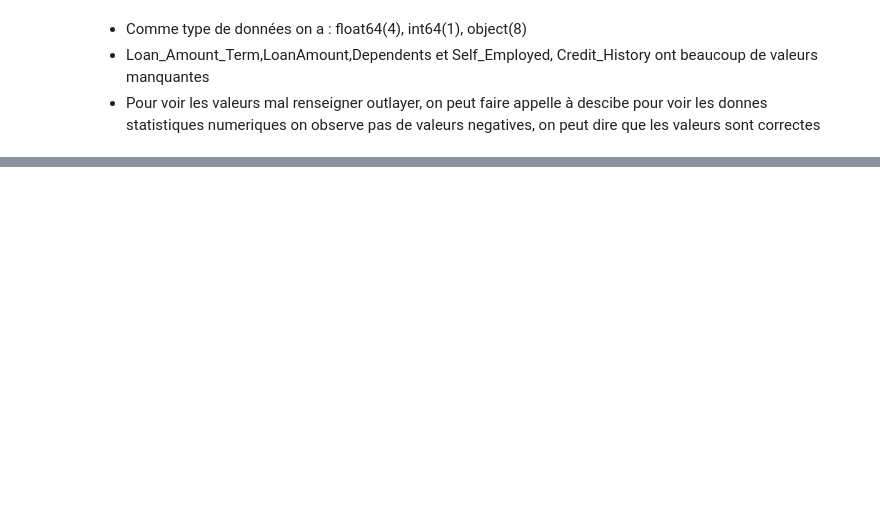
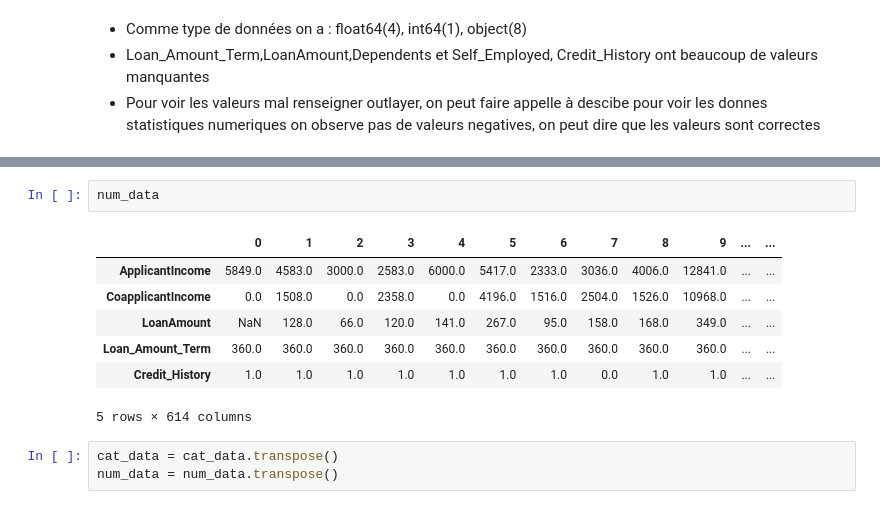
Before and after one commit to BalakissaFANE/Projet_data_scientist, a Jupyter notebook: Credit_model.ipynb, the cells around one changed output, grey strips where cells are left out. Saved outputs shown, nothing was run; the diff lists cells and outputs as text; blank space fills up the shorter version.

```diff
--- a/Credit_model.ipynb
+++ b/Credit_model.ipynb
@@ -161,0 +257,13 @@ df.describe()
+# %%
+num_data
+# %% [output]
+|  | 0 | 1 | 2 | 3 | 4 | 5 | 6 | 7 | 8 | 9 | ... | ... |
+| ApplicantIncome | 5849.0 | 4583.0 | 3000.0 | 2583.0 | 6000.0 | 5417.0 | 2333.0 | 3036.0 | 4006.0 | 12841.0 | ... | ... |
+| CoapplicantIncome | 0.0 | 1508.0 | 0.0 | 2358.0 | 0.0 | 4196.0 | 1516.0 | 2504.0 | 1526.0 | 10968.0 | ... | ... |
+| LoanAmount | NaN | 128.0 | 66.0 | 120.0 | 141.0 | 267.0 | 95.0 | 158.0 | 168.0 | 349.0 | ... | ... |
+| Loan_Amount_Term | 360.0 | 360.0 | 360.0 | 360.0 | 360.0 | 360.0 | 360.0 | 360.0 | 360.0 | 360.0 | ... | ... |
+| Credit_History | 1.0 | 1.0 | 1.0 | 1.0 | 1.0 | 1.0 | 1.0 | 0.0 | 1.0 | 1.0 | ... | ... |
+5 rows × 614 columns
+# %%
+cat_data = cat_data.transpose()
+num_data = num_data.transpose()
```
Also changed, not shown: parts of 16 cells of this notebook, 1 other file.
